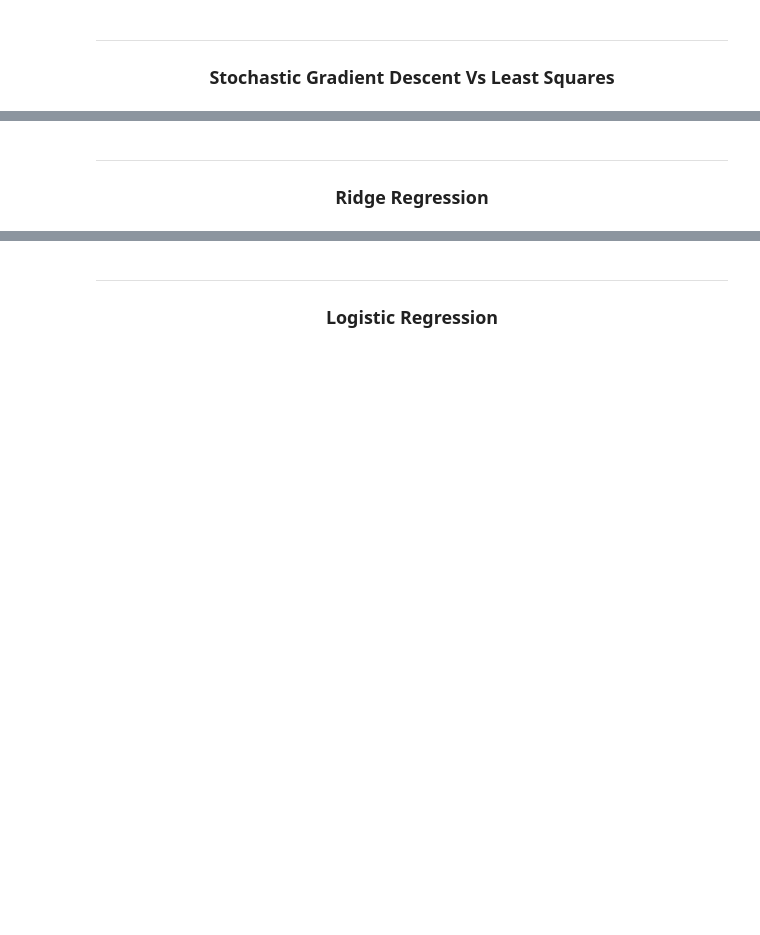
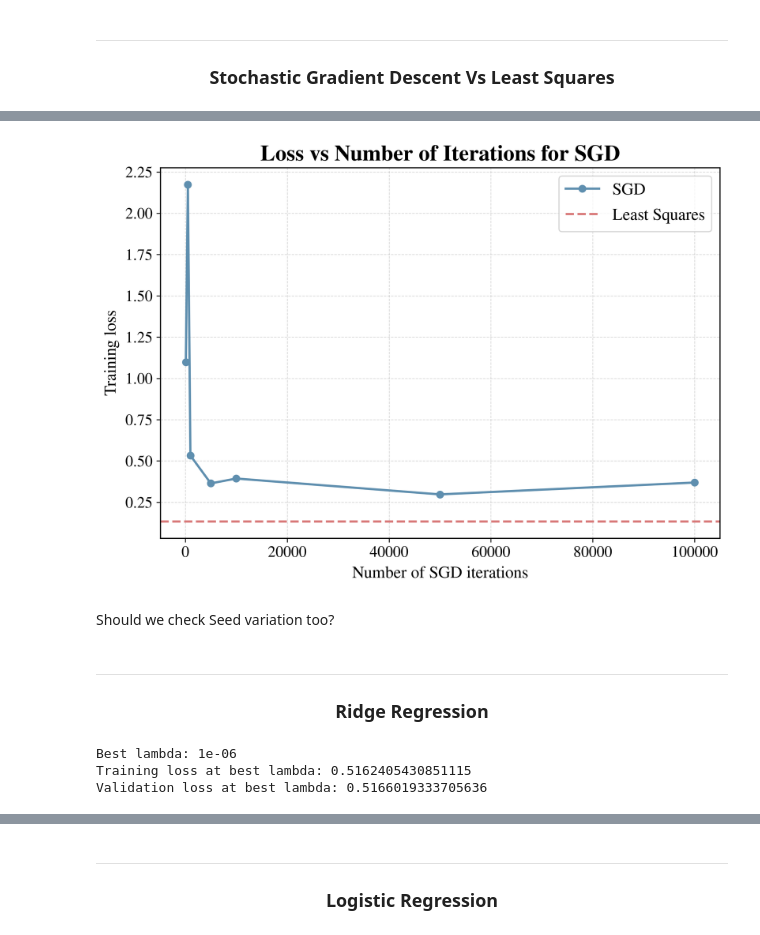
Before and after one commit to TheImprovedMuffinMan/ML_project1_MMA, a Jupyter notebook: code/run.ipynb, the cells around one changed output, grey strips where cells are left out. Cells and saved outputs as stored; diff of their text form; code cells hidden in the pictures; blank space fills up the shorter version.

```diff
--- a/code/run.ipynb
+++ b/code/run.ipynb
@@ -279,3 +343,43 @@ Gradient descent losses: [np.float64(inf)]
+# %%
+gamma = 0.01668 # whatever is best
+max_iters_list = [100, 500, 1000, 5000, 10000, 50000, 100000]
+sgd_losses = []
+initial_w = np.zeros(x_train.shape[1])
+for max_iters in max_iters_list:
+
+    w_sgd, loss_sgd = imp.mean_squared_error_sgd(y_train, x_train, initial_w,
+                                                 max_iters, gamma)
+    sgd_losses.append(loss_sgd)
+
+plt.plot(max_iters_list, sgd_losses, marker="o", label="SGD",
+         color=COLORS["blue"])
+plt.axhline(loss_ls, color=COLORS["red"], linestyle="--", label="Least Squares")
+plt.xlabel("Number of SGD iterations")
+plt.ylabel("Training loss")
+plt.title("Loss vs Number of Iterations for SGD")
+plt.legend()
+plt.show()
+# %% [output]
+[figure, added]
+# %% [markdown]
+Should we check Seed variation too?
 # %% [markdown]
 ---
 ### <center> Ridge Regression
+# %%
+lambdas = np.logspace(-6, 0, 15)
+k_fold = 5
+seed = 1
+
+best_lambda, train_losses, val_losses = imp.cross_validation_ridge_grid(
+    y_train, x_train, k_fold, lambdas, seed)
+
+best_idx = np.argmin(val_losses)
+
+print("Best lambda:", best_lambda)
+print("Training loss at best lambda:", train_losses[best_idx])
+print("Validation loss at best lambda:", val_losses[best_idx])
+# %% [output]
+Best lambda: 1e-06
+Training loss at best lambda: 0.5162405430851115
+Validation loss at best lambda: 0.5166019333705636
```
Also changed, not shown: parts of 11 cells of this notebook, 3 other files.
